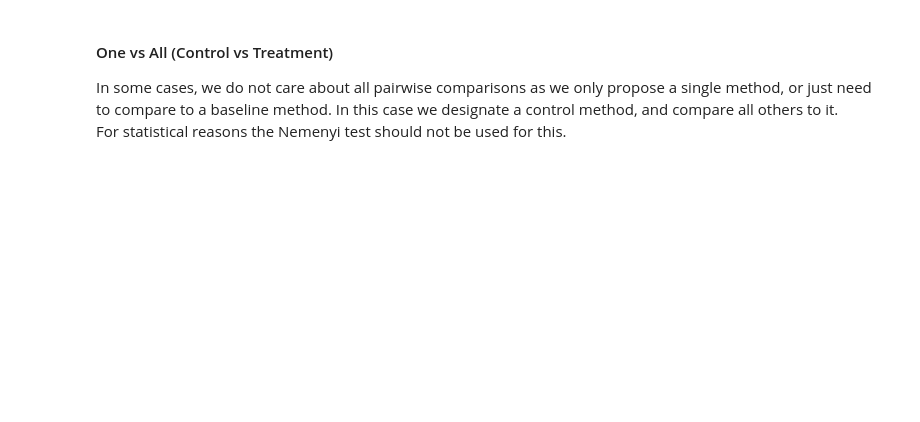
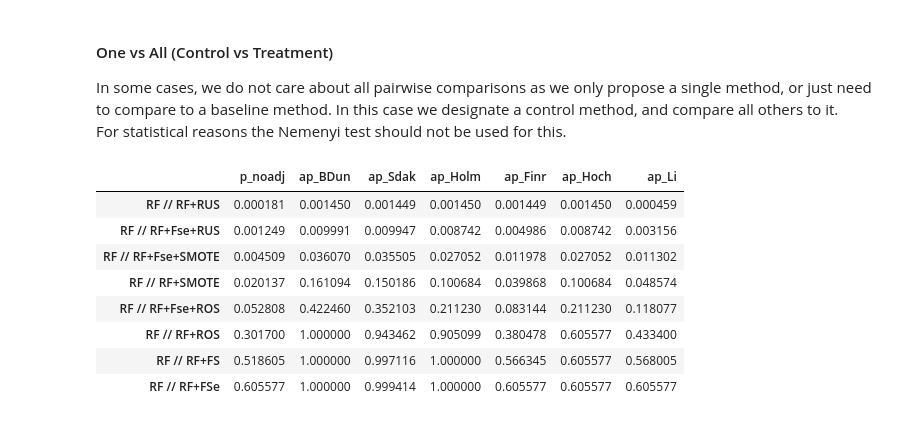
Before and after one commit to tomas-o-dev/P-Hacking, a Jupyter notebook: Demo/p_hakn_mult_db.ipynb, the cells around one changed output. Cells and saved outputs as stored; diff of their text form; code cells hidden in the pictures; blank space fills up the shorter version.

```diff
--- a/Demo/p_hakn_mult_db.ipynb
+++ b/Demo/p_hakn_mult_db.ipynb
@@ -61,8 +119,18 @@ nym_ap_df
 In some cases, we do not care about all pairwise comparisons as we only propose a single method, or just need to compare to a baseline method. In this case we designate a control method, and compare all others to it.<br>
 For statistical reasons the Nemenyi test should not be used for this.
 # %%
-xgb_ap_df = stac_multi(rankings,control='RF')
+xgb_ap_df = ph_pvals(rankings,control='RF')
 xgb_ap_df
+# %% [output]
+|  | p_noadj | ap_BDun | ap_Sdak | ap_Holm | ap_Finr | ap_Hoch | ap_Li |
+| RF // RF+RUS | 0.000181 | 0.001450 | 0.001449 | 0.001450 | 0.001449 | 0.001450 | 0.000459 |
+| RF // RF+Fse+RUS | 0.001249 | 0.009991 | 0.009947 | 0.008742 | 0.004986 | 0.008742 | 0.003156 |
+| RF // RF+Fse+SMOTE | 0.004509 | 0.036070 | 0.035505 | 0.027052 | 0.011978 | 0.027052 | 0.011302 |
+| RF // RF+SMOTE | 0.020137 | 0.161094 | 0.150186 | 0.100684 | 0.039868 | 0.100684 | 0.048574 |
+| RF // RF+Fse+ROS | 0.052808 | 0.422460 | 0.352103 | 0.211230 | 0.083144 | 0.211230 | 0.118077 |
+| RF // RF+ROS | 0.301700 | 1.000000 | 0.943462 | 0.905099 | 0.380478 | 0.605577 | 0.433400 |
+| RF // RF+FS | 0.518605 | 1.000000 | 0.997116 | 1.000000 | 0.566345 | 0.605577 | 0.568005 |
+| RF // RF+FSe | 0.605577 | 1.000000 | 0.999414 | 1.000000 | 0.605577 | 0.605577 | 0.605577 |
 # %%
 xgb_ho_df = ap2h0(xgb_ap_df)
 xgb_ho_df
```
Also changed, not shown: parts of 7 cells of this notebook, 1 other file.
